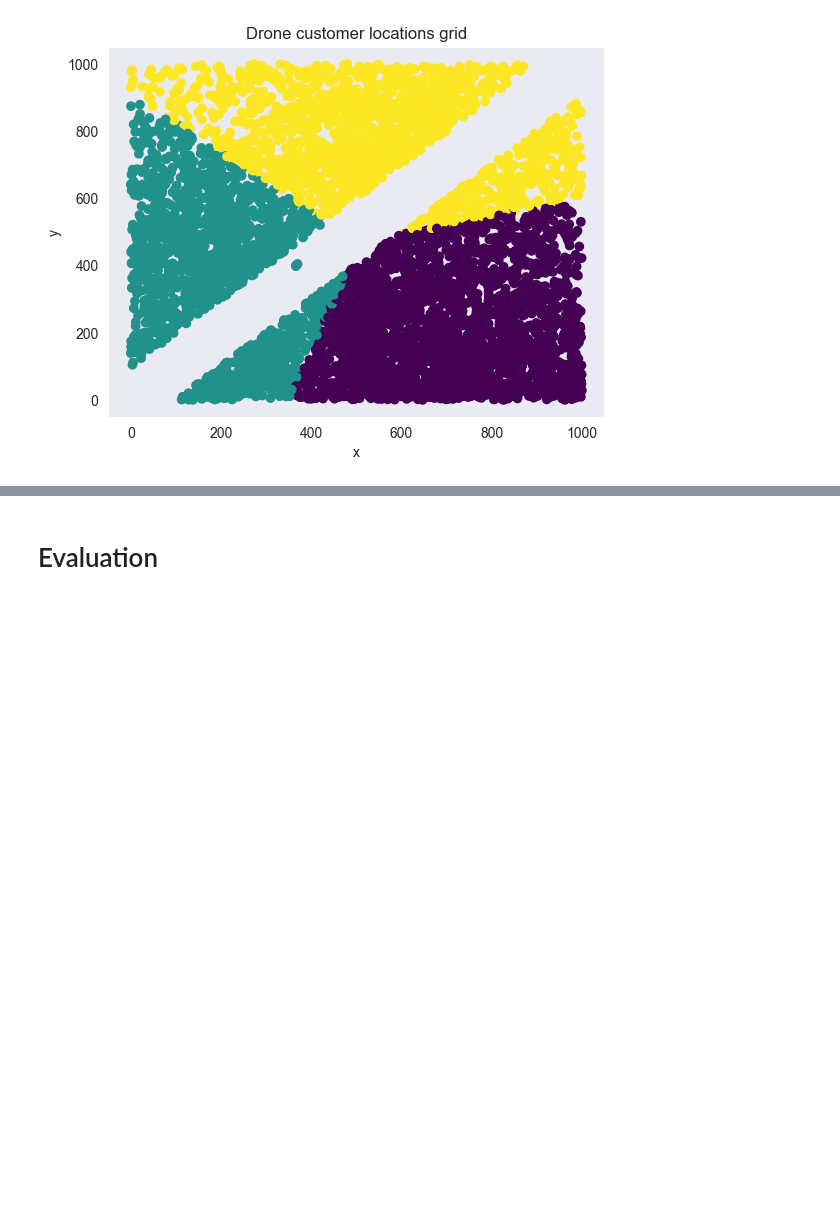
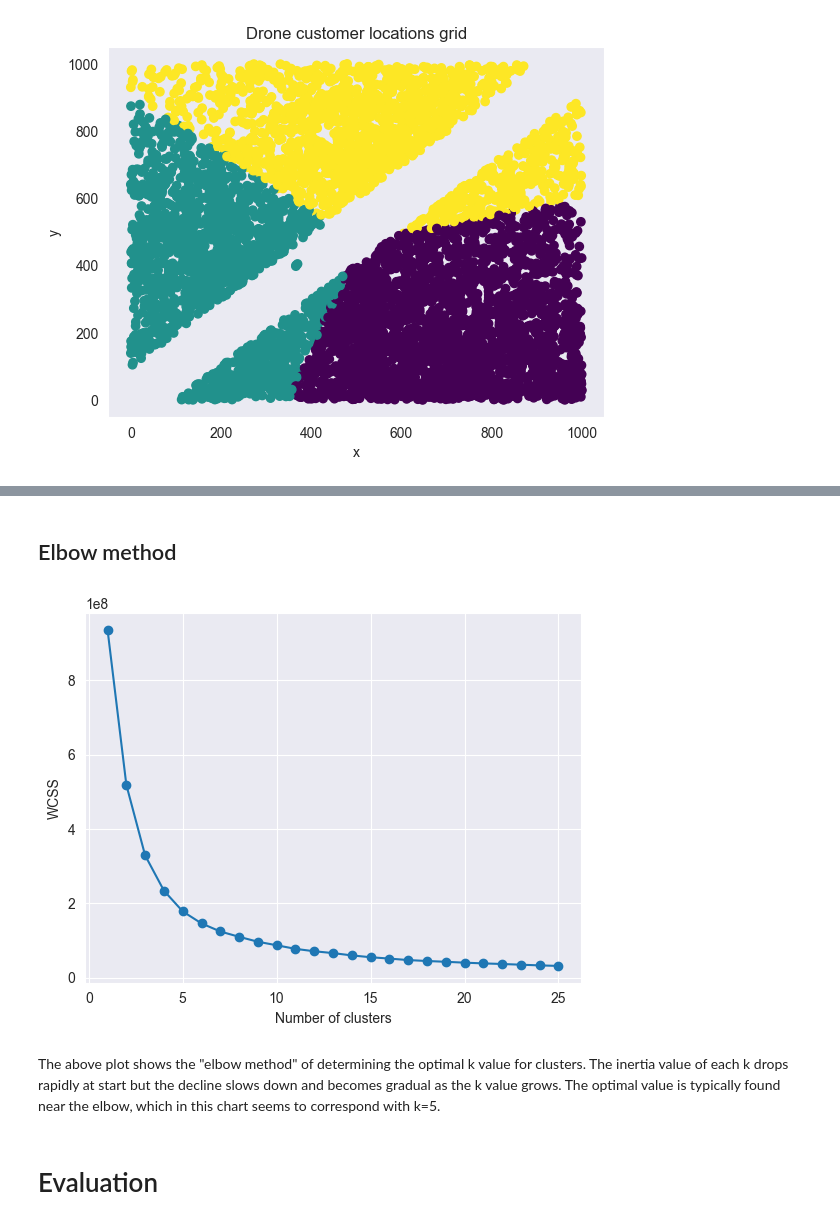
Before and after one commit to WelehoBRUDER/MetropoliaAMK-data-handling, a Jupyter notebook: task-5/main.ipynb, the cells around one changed output, grey strips where cells are left out. Cells and saved outputs as stored; diff of their text form; code cells hidden in the pictures; blank space fills up the shorter version.

Commit message:
elbow method

```diff
--- a/task-5/main.ipynb
+++ b/task-5/main.ipynb
@@ -90,3 +90,13 @@ plt.grid()
 plt.show()
 # %% [output]
 [figure]
+# %%
+import time
+
+wcss = []
+for i in range(1, 26):
+    start_time = time.time()
+    model = KMeans(init='random', n_clusters=i, random_state=42).fit(dcl_copy)
+    wcss.append(model.inertia_)
+    end_time = time.time()
+    print(f"[Clusters {i}]: {(end_time - start_time):.4f}s")
@@ -93,3 +121,14 @@ plt.show()
+# %% [markdown]
+## Elbow method
+# %%
+plt.plot(range(1,26), wcss, 'o-')
+plt.xlabel('Number of clusters')
+plt.ylabel('WCSS')
+plt.show()
+# %% [output]
+[figure, added]
+# %% [markdown]
+The above plot shows the "elbow method" of determining the optimal k value for clusters. The inertia value of each k drops rapidly at start but the decline slows down and becomes gradual as the k value grows. The optimal value is typically found near the elbow, which in this chart seems to correspond with k=5.
 # %% [markdown]
 # Evaluation
 # %% [markdown]
```
Also changed, not shown: parts of 1 cell of this notebook.
